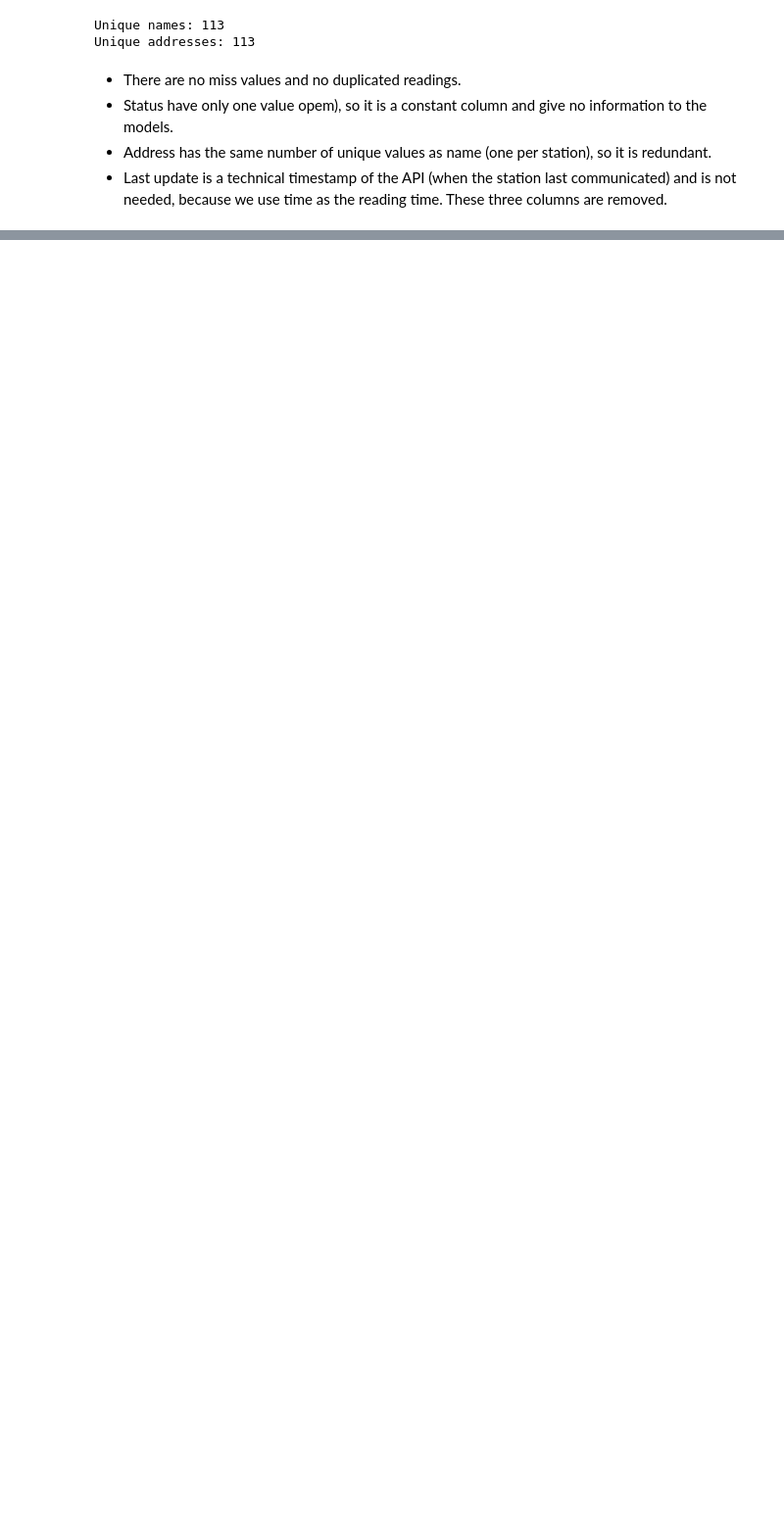
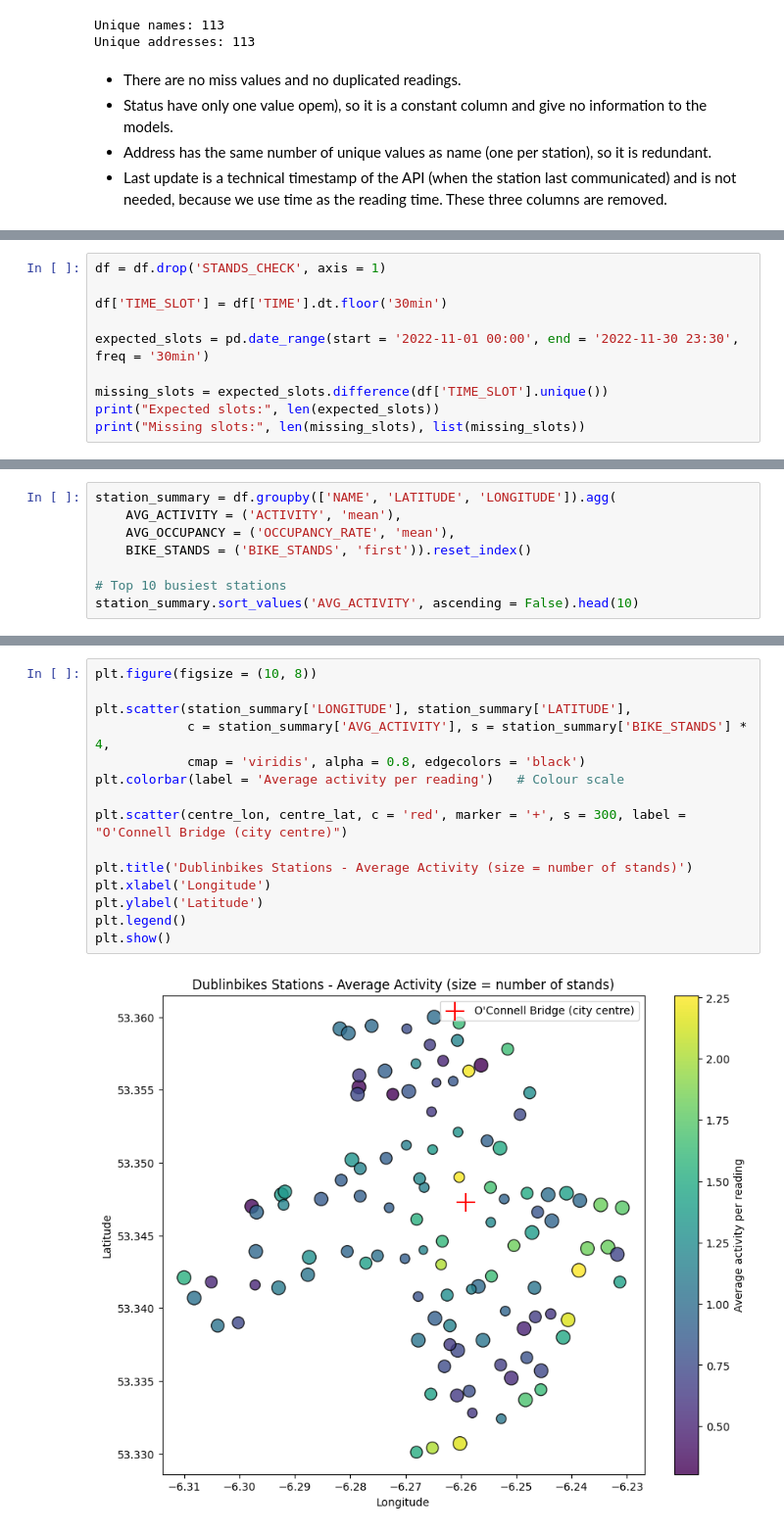
Before and after one commit to pericles-1995/CA1-2026193, a Jupyter notebook: CA1_Machine_Learning.ipynb, the cells around one changed output, grey strips where cells are left out. Shown at 98% size. Saved outputs shown, nothing was run; the diff lists cells and outputs as text; blank space fills up the shorter version.

```diff
--- a/CA1_Machine_Learning.ipynb
+++ b/CA1_Machine_Learning.ipynb
@@ -170,0 +181,10 @@ df.head()
+# %%
+df = df.drop('STANDS_CHECK', axis = 1)
+
+df['TIME_SLOT'] = df['TIME'].dt.floor('30min')
+
+expected_slots = pd.date_range(start = '2022-11-01 00:00', end = '2022-11-30 23:30', freq = '30min')
+
+missing_slots = expected_slots.difference(df['TIME_SLOT'].unique())
+print("Expected slots:", len(expected_slots))
+print("Missing slots:", len(missing_slots), list(missing_slots))
@@ -170,0 +317,8 @@ df.head()
+# %%
+station_summary = df.groupby(['NAME', 'LATITUDE', 'LONGITUDE']).agg(
+    AVG_ACTIVITY = ('ACTIVITY', 'mean'),
+    AVG_OCCUPANCY = ('OCCUPANCY_RATE', 'mean'),
+    BIKE_STANDS = ('BIKE_STANDS', 'first')).reset_index()
+
+# Top 10 busiest stations
+station_summary.sort_values('AVG_ACTIVITY', ascending = False).head(10)
@@ -170,0 +337,17 @@ df.head()
+# %%
+plt.figure(figsize = (10, 8))
+
+plt.scatter(station_summary['LONGITUDE'], station_summary['LATITUDE'],
+            c = station_summary['AVG_ACTIVITY'], s = station_summary['BIKE_STANDS'] * 4,
+            cmap = 'viridis', alpha = 0.8, edgecolors = 'black')
+plt.colorbar(label = 'Average activity per reading')   # Colour scale
+
+plt.scatter(centre_lon, centre_lat, c = 'red', marker = '+', s = 300, label = "O'Connell Bridge (city centre)")
+
+plt.title('Dublinbikes Stations - Average Activity (size = number of stands)')
+plt.xlabel('Longitude')
+plt.ylabel('Latitude')
+plt.legend()
+plt.show()
+# %% [output]
+[figure, added]
```
Also changed, not shown: parts of 39 cells of this notebook.
